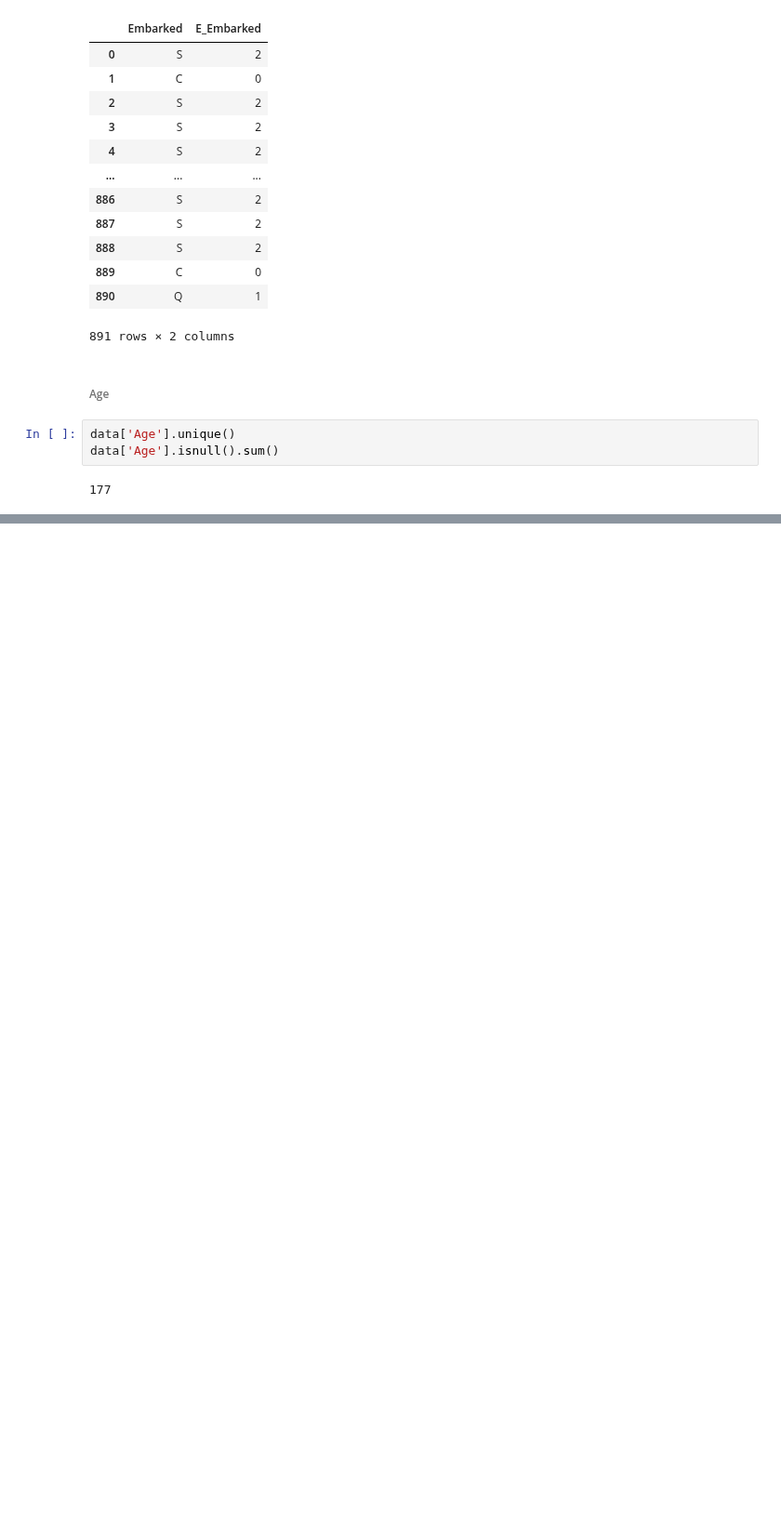
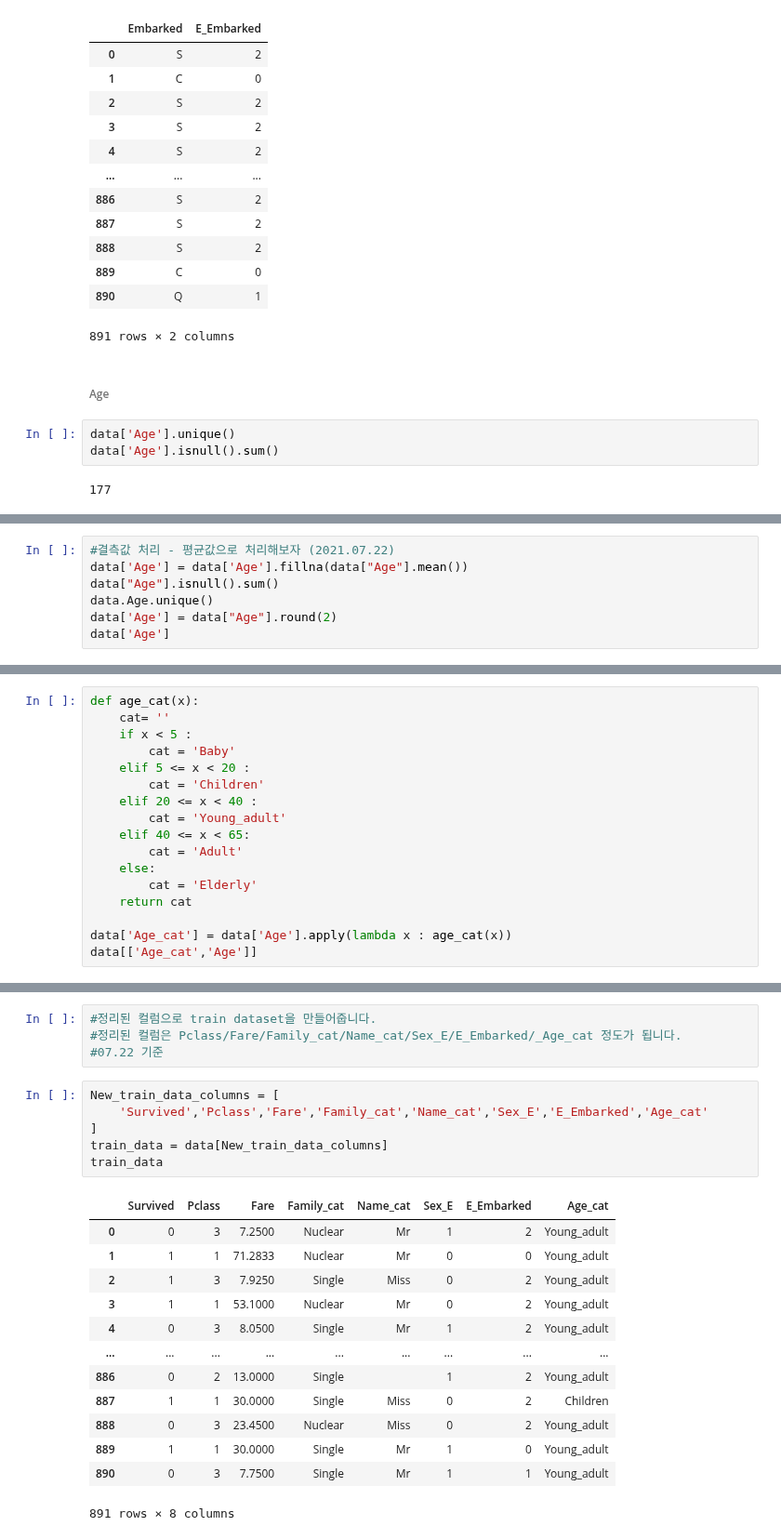
Before and after one commit to kikiru328/CAKD3-Github, a Jupyter notebook: 5. Pandas/Assignment/지금 내가 타이타닉 사망자와 다른게 뭐지,....ipynb, the cells around one changed output, grey strips where cells are left out. Shown at 93% size. Drawn from its saved outputs; the diff is of its cells as text; blank space fills up the shorter version.

```diff
--- a/5. Pandas/Assignment/지금 내가 타이타닉 사망자와 다른게 뭐지,....ipynb
+++ b/5. Pandas/Assignment/지금 내가 타이타닉 사망자와 다른게 뭐지,....ipynb
@@ -558,0 +563,7 @@ array([22.  , 38.  , 26.  , 35.  ,   nan, 54.  ,  2.  , 27.  , 14.  ,
+# %%
+#결측값 처리 - 평균값으로 처리해보자 (2021.07.22)
+data['Age'] = data['Age'].fillna(data["Age"].mean())
+data["Age"].isnull().sum()
+data.Age.unique()
+data['Age'] = data["Age"].round(2)
+data['Age']
@@ -558,0 +583,17 @@ array([22.  , 38.  , 26.  , 35.  ,   nan, 54.  ,  2.  , 27.  , 14.  ,
+# %%
+def age_cat(x):
+    cat= ''
+    if x < 5 :
+        cat = 'Baby'
+    elif 5 <= x < 20 :
+        cat = 'Children'
+    elif 20 <= x < 40 :
+        cat = 'Young_adult'
+    elif 40 <= x < 65:
+        cat = 'Adult'
+    else:
+        cat = 'Elderly'
+    return cat
+
+data['Age_cat'] = data['Age'].apply(lambda x : age_cat(x))
+data[['Age_cat','Age']]
@@ -558,0 +632,24 @@ array([22.  , 38.  , 26.  , 35.  ,   nan, 54.  ,  2.  , 27.  , 14.  ,
+# %%
+#정리된 컬럼으로 train dataset을 만들어줍니다.
+#정리된 컬럼은 Pclass/Fare/Family_cat/Name_cat/Sex_E/E_Embarked/_Age_cat 정도가 됩니다.
+#07.22 기준
+# %%
+New_train_data_columns = [
+    'Survived','Pclass','Fare','Family_cat','Name_cat','Sex_E','E_Embarked','Age_cat'
+]
+train_data = data[New_train_data_columns]
+train_data
+# %% [output]
+|  | Survived | Pclass | Fare | Family_cat | Name_cat | Sex_E | E_Embarked | Age_cat |
+| 0 | 0 | 3 | 7.2500 | Nuclear | Mr | 1 | 2 | Young_adult |
+| 1 | 1 | 1 | 71.2833 | Nuclear | Mr | 0 | 0 | Young_adult |
+| 2 | 1 | 3 | 7.9250 | Single | Miss | 0 | 2 | Young_adult |
+| 3 | 1 | 1 | 53.1000 | Nuclear | Mr | 0 | 2 | Young_adult |
+| 4 | 0 | 3 | 8.0500 | Single | Mr | 1 | 2 | Young_adult |
+| ... | ... | ... | ... | ... | ... | ... | ... | ... |
+| 886 | 0 | 2 | 13.0000 | Single |  | 1 | 2 | Young_adult |
+| 887 | 1 | 1 | 30.0000 | Single | Miss | 0 | 2 | Children |
+| 888 | 0 | 3 | 23.4500 | Nuclear | Miss | 0 | 2 | Young_adult |
+| 889 | 1 | 1 | 30.0000 | Single | Mr | 1 | 0 | Young_adult |
+| 890 | 0 | 3 | 7.7500 | Single | Mr | 1 | 1 | Young_adult |
+891 rows × 8 columns
```
Also changed, not shown: parts of 30 cells of this notebook.
